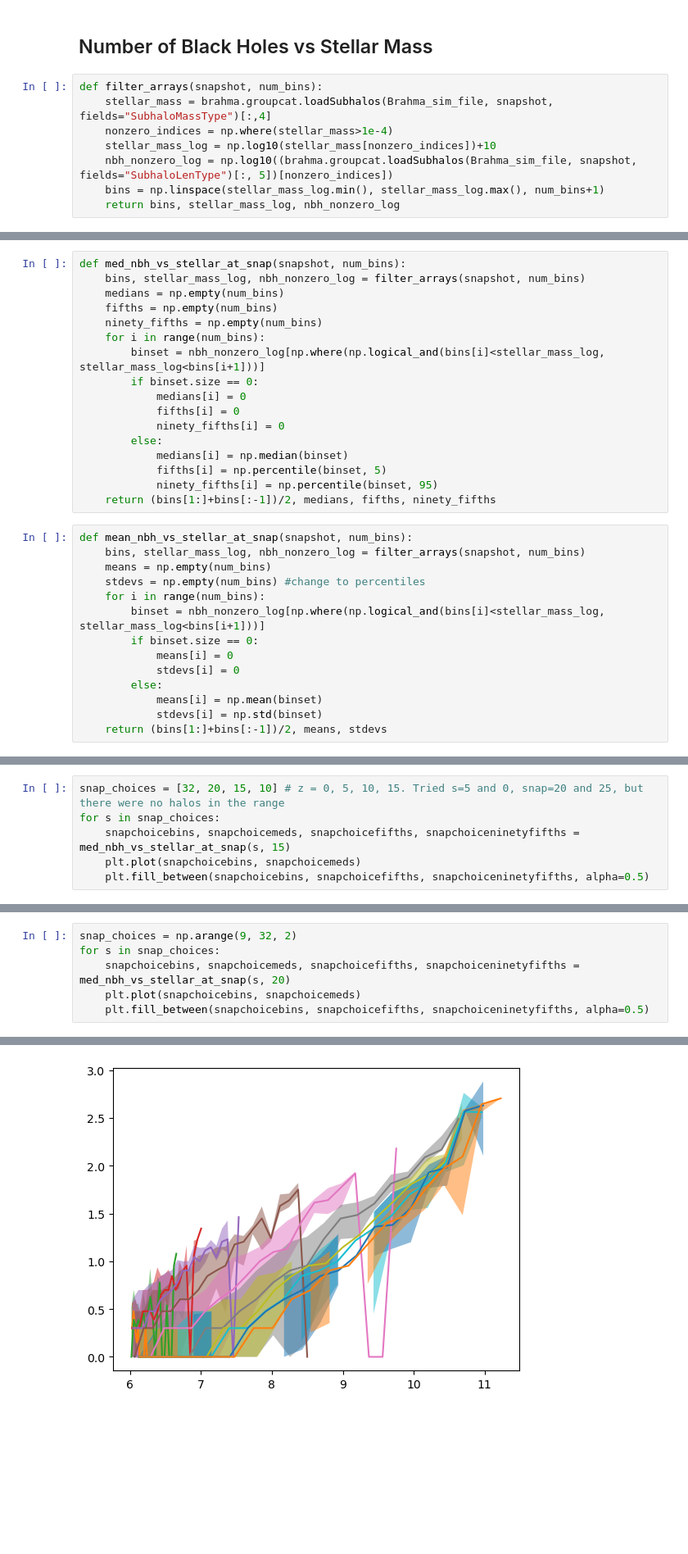
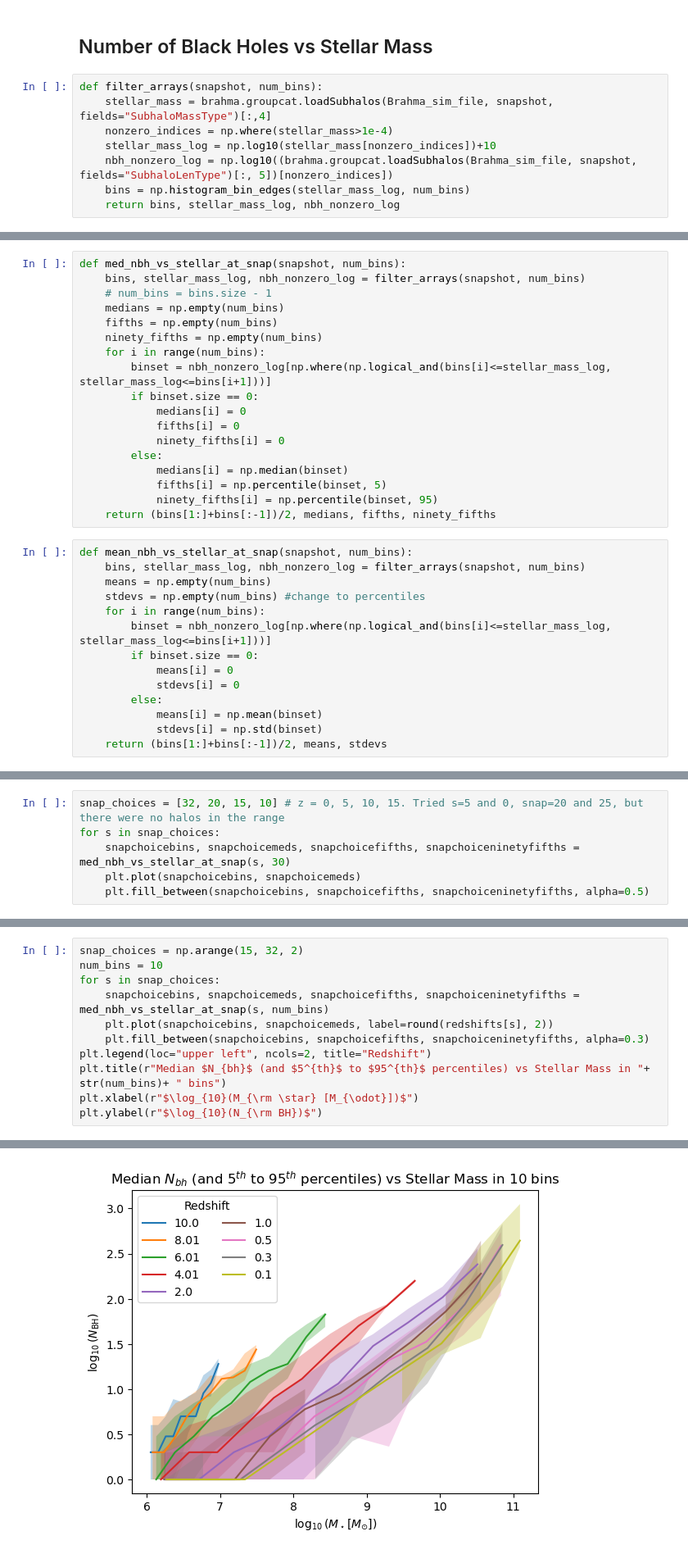
Before and after one commit to pranav-satheesh/wandering_bhs, a Jupyter notebook: Notebooks/Getting_started.ipynb, the cells around one changed output, grey strips where cells are left out. Shown at 82% size. Cells and saved outputs as stored; diff of their text form; blank space fills up the shorter version.

```diff
--- a/Notebooks/Getting_started.ipynb
+++ b/Notebooks/Getting_started.ipynb
@@ -233,5 +234,5 @@ def filter_arrays(snapshot, num_bins):
     nonzero_indices = np.where(stellar_mass>1e-4)
     stellar_mass_log = np.log10(stellar_mass[nonzero_indices])+10
     nbh_nonzero_log = np.log10((brahma.groupcat.loadSubhalos(Brahma_sim_file, snapshot, fields="SubhaloLenType")[:, 5])[nonzero_indices])
-    bins = np.linspace(stellar_mass_log.min(), stellar_mass_log.max(), num_bins+1)
+    bins = np.histogram_bin_edges(stellar_mass_log, num_bins)
     return bins, stellar_mass_log, nbh_nonzero_log
@@ -238,11 +258,12 @@ def filter_arrays(snapshot, num_bins):
 # %%
 def med_nbh_vs_stellar_at_snap(snapshot, num_bins):
     bins, stellar_mass_log, nbh_nonzero_log = filter_arrays(snapshot, num_bins)
+    # num_bins = bins.size - 1
     medians = np.empty(num_bins)
     fifths = np.empty(num_bins)
     ninety_fifths = np.empty(num_bins)
     for i in range(num_bins):
-        binset = nbh_nonzero_log[np.where(np.logical_and(bins[i]<stellar_mass_log, stellar_mass_log<bins[i+1]))]
+        binset = nbh_nonzero_log[np.where(np.logical_and(bins[i]<=stellar_mass_log, stellar_mass_log<=bins[i+1]))]
         if binset.size == 0:
             medians[i] = 0
             fifths[i] = 0
@@ -258,7 +279,7 @@ def mean_nbh_vs_stellar_at_snap(snapshot, num_bins):
     means = np.empty(num_bins)
     stdevs = np.empty(num_bins) #change to percentiles
     for i in range(num_bins):
-        binset = nbh_nonzero_log[np.where(np.logical_and(bins[i]<stellar_mass_log, stellar_mass_log<bins[i+1]))]
+        binset = nbh_nonzero_log[np.where(np.logical_and(bins[i]<=stellar_mass_log, stellar_mass_log<=bins[i+1]))]
         if binset.size == 0:
             means[i] = 0
             stdevs[i] = 0
@@ -281,7 +305,7 @@ plt.plot(snap32bins, snap32means)
 # %%
 snap_choices = [32, 20, 15, 10] # z = 0, 5, 10, 15. Tried s=5 and 0, snap=20 and 25, but there were no halos in the range
 for s in snap_choices:
-    snapchoicebins, snapchoicemeds, snapchoicefifths, snapchoiceninetyfifths = med_nbh_vs_stellar_at_snap(s, 15)
+    snapchoicebins, snapchoicemeds, snapchoicefifths, snapchoiceninetyfifths = med_nbh_vs_stellar_at_snap(s, 30)
     plt.plot(snapchoicebins, snapchoicemeds)
     plt.fill_between(snapchoicebins, snapchoicefifths, snapchoiceninetyfifths, alpha=0.5)
 # %% [output]
@@ -295,9 +319,14 @@ for s in snap_choices:
 # %% [output]
 [figure]
 # %%
-snap_choices = np.arange(9, 32, 2)
+snap_choices = np.arange(15, 32, 2)
+num_bins = 10
 for s in snap_choices:
-    snapchoicebins, snapchoicemeds, snapchoicefifths, snapchoiceninetyfifths = med_nbh_vs_stellar_at_snap(s, 20)
-    plt.plot(snapchoicebins, snapchoicemeds)
-    plt.fill_between(snapchoicebins, snapchoicefifths, snapchoiceninetyfifths, alpha=0.5)
+    snapchoicebins, snapchoicemeds, snapchoicefifths, snapchoiceninetyfifths = med_nbh_vs_stellar_at_snap(s, num_bins)
+    plt.plot(snapchoicebins, snapchoicemeds, label=round(redshifts[s], 2))
+    plt.fill_between(snapchoicebins, snapchoicefifths, snapchoiceninetyfifths, alpha=0.3)
+plt.legend(loc="upper left", ncols=2, title="Redshift")
+plt.title(r"Median $N_{bh}$ (and $5^{th}$ to $95^{th}$ percentiles) vs Stellar Mass in "+ str(num_bins)+ " bins")
+plt.xlabel(r"$\log_{10}(M_{\rm \star} [M_{\odot}])$")
+plt.ylabel(r"$\log_{10}(N_{\rm BH})$")
 # %% [output]
@@ -304,4 +334,4 @@ for s in snap_choices:
-[figure, old version]
+[figure, new version]
 # %%
 snap_choices = np.arange(9, 32, 2) #note: doesn't run below snap 9
 num_bins = 15
```
Also changed, not shown: parts of 13 cells of this notebook.
